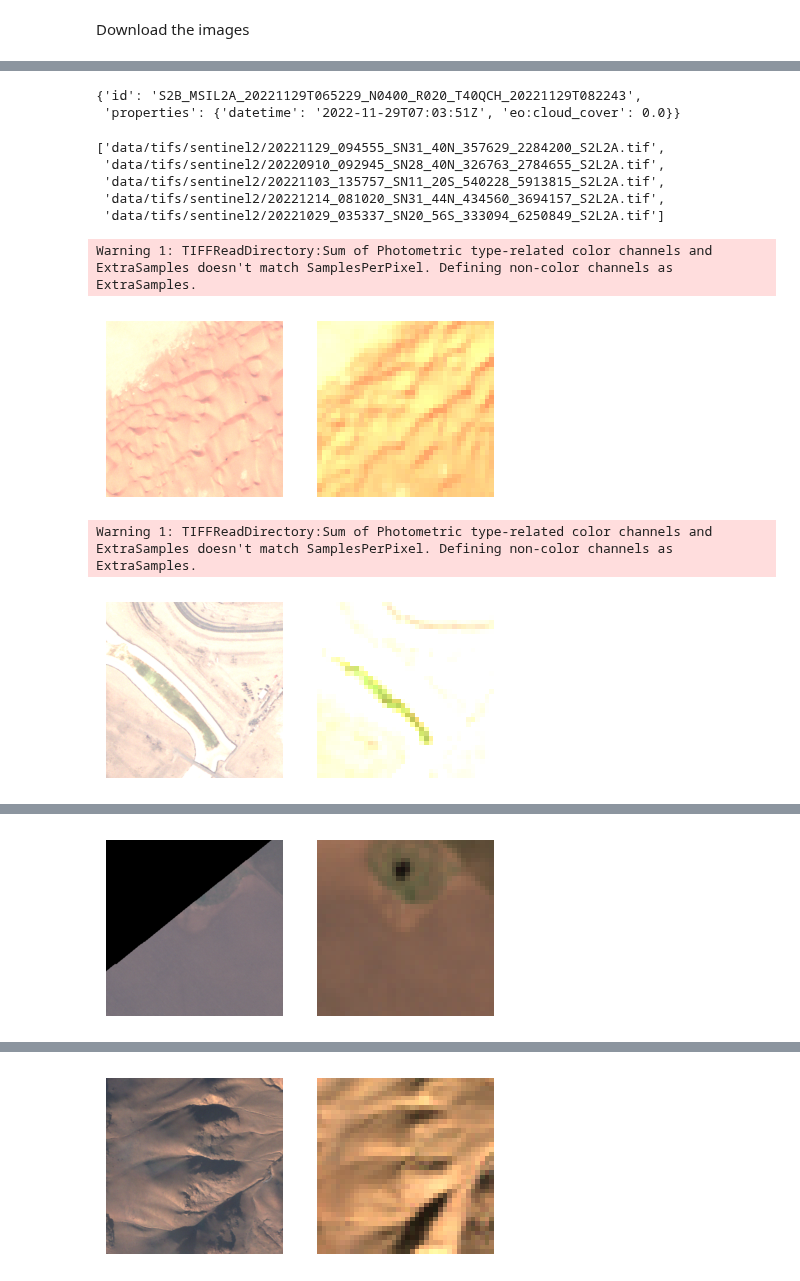
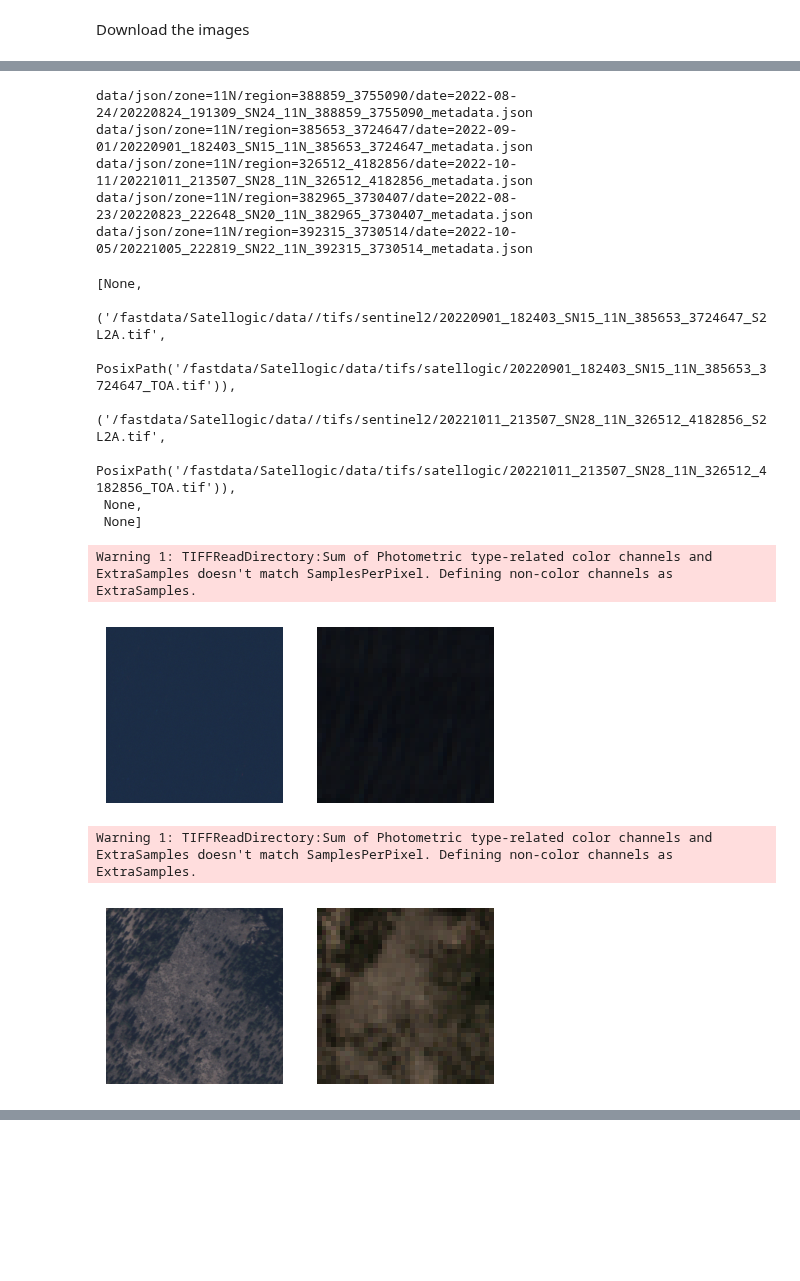
Before and after one commit to earthpulse/eotdl, a Jupyter notebook: tutorials/usecases/useCaseC/dataset.ipynb, the cells around one changed output, grey strips where cells are left out. Drawn from its saved outputs; the diff is of its cells as text; code cells hidden in the pictures; blank space fills up the shorter version.

```diff
--- a/tutorials/usecases/useCaseC/dataset.ipynb
+++ b/tutorials/usecases/useCaseC/dataset.ipynb
@@ -34,0 +40,3 @@ gdf.head()
+# %%
+gdf2 = gdf2.reset_index(drop=True)
+gdf2
@@ -192,5 +152,24 @@ Timestamp('2022-10-29 00:00:00')
+# %%
+from dataset import search_matches
+
+matches = []
+for _, item in sample.iterrows():
+	print(item.json_path)
+	paths = search_matches((item.date, item.geometry.bounds, item.json_path, item.geometry.centroid))
+	matches.append(paths)
+# %% [output]
+data/json/zone=11N/region=388859_3755090/date=2022-08-24/20220824_191309_SN24_11N_388859_3755090_metadata.json
+data/json/zone=11N/region=385653_3724647/date=2022-09-01/20220901_182403_SN15_11N_385653_3724647_metadata.json
+data/json/zone=11N/region=326512_4182856/date=2022-10-11/20221011_213507_SN28_11N_326512_4182856_metadata.json
+data/json/zone=11N/region=382965_3730407/date=2022-08-23/20220823_222648_SN20_11N_382965_3730407_metadata.json
+data/json/zone=11N/region=392315_3730514/date=2022-10-05/20221005_222819_SN22_11N_392315_3730514_metadata.json
 # %%
-matches[0]
+matches
 # %% [output]
-{'id': 'S2B_MSIL2A_20221129T065229_N0400_R020_T40QCH_20221129T082243',
- 'properties': {'datetime': '2022-11-29T07:03:51Z', 'eo:cloud_cover': 0.0}}
+[None,
+ ('/fastdata/Satellogic/data//tifs/sentinel2/20220901_182403_SN15_11N_385653_3724647_S2L2A.tif',
+  PosixPath('/fastdata/Satellogic/data/tifs/satellogic/20220901_182403_SN15_11N_385653_3724647_TOA.tif')),
+ ('/fastdata/Satellogic/data//tifs/sentinel2/20221011_213507_SN28_11N_326512_4182856_S2L2A.tif',
+  PosixPath('/fastdata/Satellogic/data/tifs/satellogic/20221011_213507_SN28_11N_326512_4182856_TOA.tif')),
+ None,
+ None]
@@ -199,43 +176,17 @@ matches[0]
-# %%
-from eotdl.tools import bbox_from_centroid
-from eotdl.access import download_sentinel_imagery
-
-WIDTH = 38
-HEIGHT = 38
-
-s2_paths = []
-for item, match in zip(sample.itertuples(), matches):
-	if not match:
-		s2_paths.append(None)
-		continue
-	centroid = item.geometry.centroid
-	# custom_bbox = bbox_from_centroid(x=centroid.x, y=centroid.y, pixel_size=10, width=WIDTH, height=HEIGHT)
-	custom_bbox = bbox_from_centroid(x=centroid.y, y=centroid.x, pixel_size=10, width=WIDTH, height=HEIGHT)
-	date = match['properties']['datetime']
-	# name = f"s2_{item.region}_{item.zone}"
-	name = item.json_path.split('/')[-1].replace('_metadata.json', '_S2L2A')
-
-	# print(item.geometry.bounds, custom_bbox)
-	download_sentinel_imagery("data/tifs/sentinel2", date, custom_bbox, "sentinel-2-l2a", name=name)
-	s2_paths.append(f"data/tifs/sentinel2/{name}.tif")
-
-s2_paths
-# %% [output]
-['data/tifs/sentinel2/20221129_094555_SN31_40N_357629_2284200_S2L2A.tif',
- 'data/tifs/sentinel2/20220910_092945_SN28_40N_326763_2784655_S2L2A.tif',
- 'data/tifs/sentinel2/20221103_135757_SN11_20S_540228_5913815_S2L2A.tif',
- 'data/tifs/sentinel2/20221214_081020_SN31_44N_434560_3694157_S2L2A.tif',
- 'data/tifs/sentinel2/20221029_035337_SN20_56S_333094_6250849_S2L2A.tif']
 # %%
-for sat_image, s2_image in zip(images, s2_paths):
+import rasterio as rio
+
+for match in matches:
+	if match is None: continue
+	s2_image, sat_image = match
 	fig, axs = plt.subplots(1, 2, figsize=(5, 3))
-	axs[0].imshow((rio.open('data/tifs/satellogic/' + sat_image).read()[:3,...].transpose(1, 2, 0) / 3000).clip(0, 1))
+	axs[0].imshow((rio.open(sat_image).read()[:3,...].transpose(1, 2, 0) / 4000).clip(0, 1))
 	axs[0].axis('off')
-	axs[1].imshow((rio.open(s2_image).read()[(3,2,1),...].transpose(1, 2, 0) / 3000).clip(0, 1))
+	axs[1].imshow((rio.open(s2_image).read()[(3,2,1),...].transpose(1, 2, 0) / 4000).clip(0, 1))
 	axs[1].axis('off')
 	plt.show()
 # %% [output]
 Warning 1: TIFFReadDirectory:Sum of Photometric type-related color channels and ExtraSamples doesn't match SamplesPerPixel. Defining non-color channels as ExtraSamples.
-[figure, old version]
+[figure, new version]
 Warning 1: TIFFReadDirectory:Sum of Photometric type-related color channels and ExtraSamples doesn't match SamplesPerPixel. Defining non-color channels as ExtraSamples.
-[figure, old version]
+[figure, new version]
@@ -243 +192,0 @@ Warning 1: TIFFReadDirectory:Sum of Photometric type-related color channels and
-[figure, removed]
@@ -245 +192,0 @@ Warning 1: TIFFReadDirectory:Sum of Photometric type-related color channels and
-[figure, removed]
```
Also changed, not shown: parts of 24 cells of this notebook, 2 other files.
